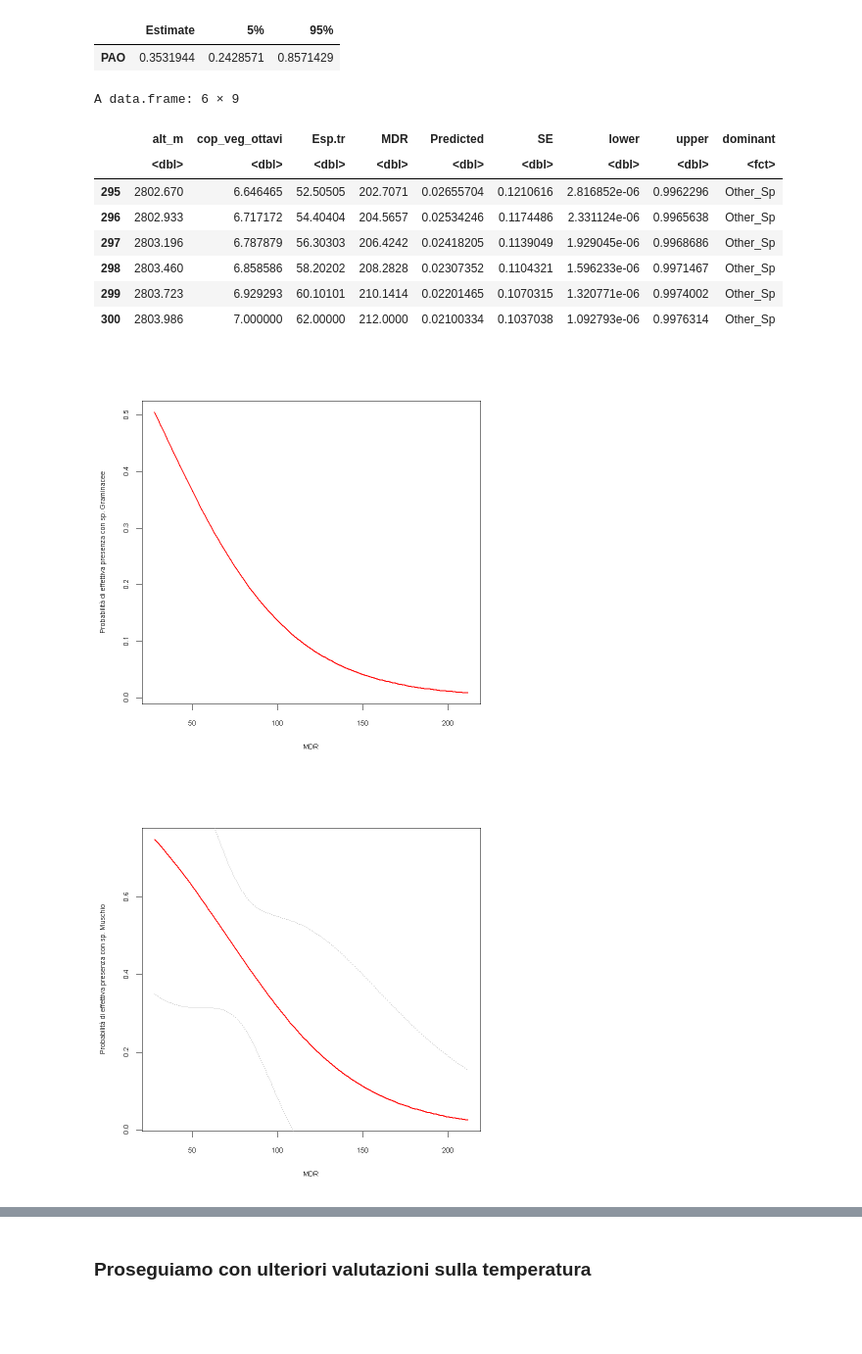
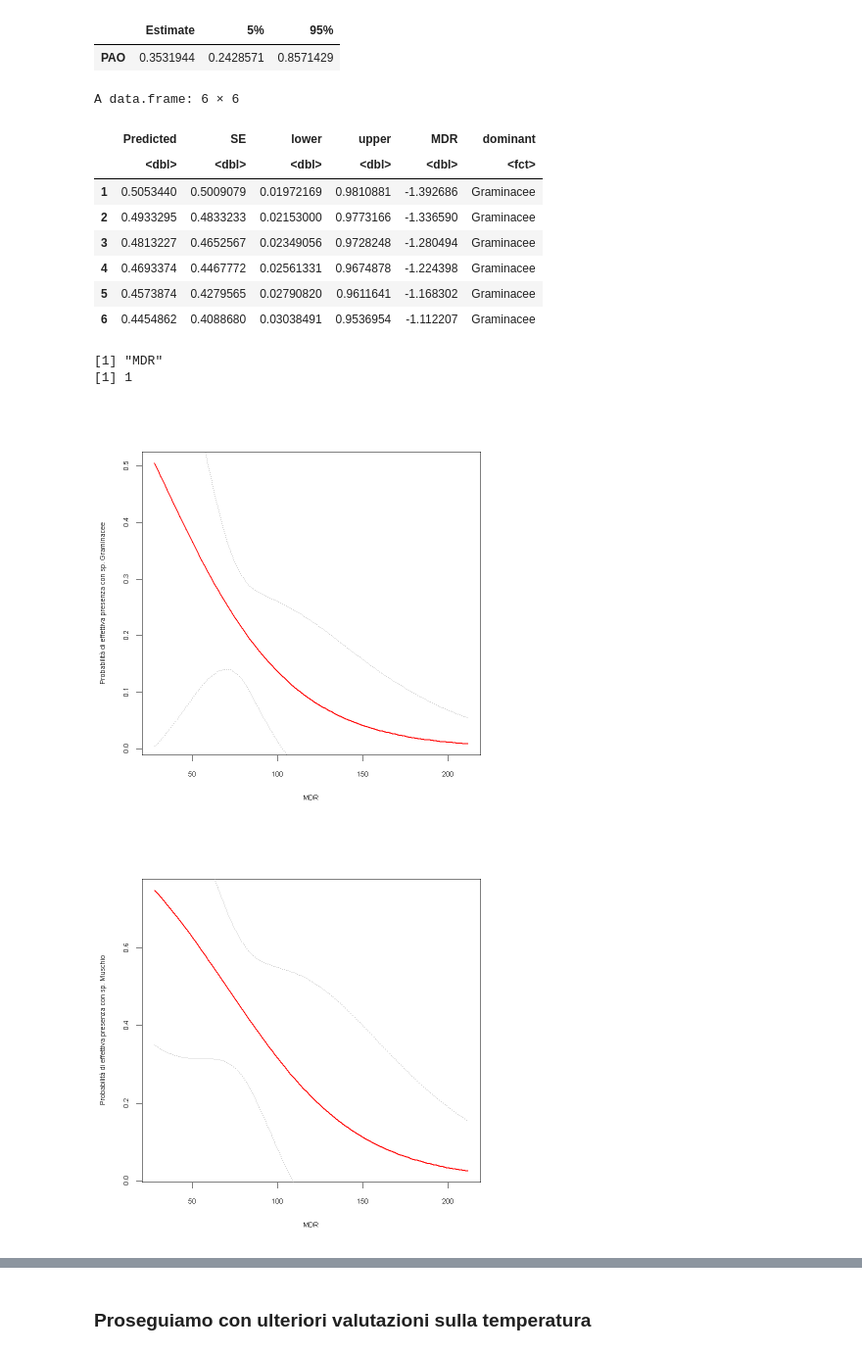
Before and after one commit to GabyOM/Chionomys-nivalis-analysis, a Jupyter notebook: 8.1. Analisi Best Model-Sessione-1.ipynb, the cells around one changed output, grey strips where cells are left out. Shown at 98% size. Drawn from its saved outputs; the diff is of its cells as text; code cells hidden in the pictures; blank space fills up the shorter version.

```diff
--- a/8.1. Analisi Best Model-Sessione-1.ipynb
+++ b/8.1. Analisi Best Model-Sessione-1.ipynb
@@ -111,54 +71,67 @@ rbind(PAO = c(Estimate = sum(EBUP), colSums(CI))/siti_considerati)
 A matrix: 1 × 3 of type dbl
 |  | Estimate | 5% | 95% |
 | PAO | 0.3531944 | 0.2428571 | 0.8571429 |
-# %%
-Elambda <- predict(best_mod,
-        type='state',
-        newdata = newdata,
-        appendData = TRUE)
-
-Elambda_unscaled <- myunscale(Elambda, siteCovs_scaled, c("alt_m","cop_veg_ottavi","Esp.tr","MDR"))
-tail(Elambda_unscaled)
-# %% [output]
-A data.frame: 6 × 9
-|  | alt_m | cop_veg_ottavi | Esp.tr | MDR | Predicted | SE | lower | upper | dominant |
-|  | <dbl> | <dbl> | <dbl> | <dbl> | <dbl> | <dbl> | <dbl> | <dbl> | <fct> |
-| 295 | 2802.670 | 6.646465 | 52.50505 | 202.7071 | 0.02655704 | 0.1210616 | 2.816852e-06 | 0.9962296 | Other_Sp |
-| 296 | 2802.933 | 6.717172 | 54.40404 | 204.5657 | 0.02534246 | 0.1174486 | 2.331124e-06 | 0.9965638 | Other_Sp |
-| 297 | 2803.196 | 6.787879 | 56.30303 | 206.4242 | 0.02418205 | 0.1139049 | 1.929045e-06 | 0.9968686 | Other_Sp |
-| 298 | 2803.460 | 6.858586 | 58.20202 | 208.2828 | 0.02307352 | 0.1104321 | 1.596233e-06 | 0.9971467 | Other_Sp |
-| 299 | 2803.723 | 6.929293 | 60.10101 | 210.1414 | 0.02201465 | 0.1070315 | 1.320771e-06 | 0.9974002 | Other_Sp |
-| 300 | 2803.986 | 7.000000 | 62.00000 | 212.0000 | 0.02100334 | 0.1037038 | 1.092793e-06 | 0.9976314 | Other_Sp |
 # %%
+# FACCIAMO VARIARE MDR
+df_indicato <- siteCovs(arvicole)
+MDR.seq <- seq(min(df_indicato$MDR), max(df_indicato$MDR), length=100)
+
+newdat_graminacee <- data.frame(
+    MDR = MDR.seq,
+    dominant = "Graminacee"
+)
+newdat_muschio <- data.frame(
+    MDR = MDR.seq,
+    dominant = "Muschio"
+)
+newdat_other <- data.frame(
+    MDR = MDR.seq,
+    dominant = "Other_Sp"
+)
+newdata <- rbind(newdat_graminacee,newdat_muschio,newdat_other)
+Elambda <- predict(best_mod,
+        type='state',
+        newdata = newdata,
+        appendData = TRUE)
+head(Elambda)
+Elambda_unscaled <- myunscale(Elambda, siteCovs_scaled, c("MDR"))
+
+#GRAFICI
+
 with(subset(Elambda_unscaled,dominant=="Graminacee"), {
   plot(MDR, Predicted, xlab="MDR", type="l", # names = habitat,
        ylab="Probabilità di effettiva presenza con sp. Graminacee", #ylim=c(-20, 40), # cex.names=0.7,
        cex.lab=0.7, cex.axis=0.7, lwd=2, col="red")
-   lines(alt_m, Predicted+SE, lty=3, col="dark grey")
-   lines(alt_m, Predicted-SE, lty=3, col="dark grey")
-  #lines(cop_veg_ottavi, upper, lty=1, col="grey")
-  #lines(cop_veg_ottavi, lower, lty=1, col="grey")
+   lines(MDR, Predicted+SE, lty=3, col="dark grey")
+   lines(MDR, Predicted-SE, lty=3, col="dark grey")
 })
 with(subset(Elambda_unscaled,dominant=="Muschio"), {
   plot(MDR, Predicted, xlab="MDR", type="l", # names = habitat,
        ylab="Probabilità di effettiva presenza con sp. Muschio", #ylim=c(-20, 40), # cex.names=0.7,
        cex.lab=0.7, cex.axis=0.7, lwd=2, col="red")
    lines(MDR, Predicted+SE, lty=3, col="dark grey")
    lines(MDR, Predicted-SE, lty=3, col="dark grey")
-  #lines(MDR, upper, lty=1, col="grey")
-  #lines(MDR, lower, lty=1, col="grey")
 })
 
 with(subset(Elambda_unscaled,dominant=="Other_Sp"), {
   plot(MDR, Predicted, xlab="MDR", type="l", # names = habitat,
        ylab="Probabilità di effettiva presenza con sp. Other_Sp", #ylim=c(-20, 40), # cex.names=0.7,
        cex.lab=0.7, cex.axis=0.7, lwd=2, col="red")
    lines(MDR, Predicted+SE, lty=3, col="dark grey")
    lines(MDR, Predicted-SE, lty=3, col="dark grey")
-  #lines(Esp.tr, upper, lty=1, col="grey")
-  #lines(Esp.tr, lower, lty=1, col="grey")
 })
 # %% [output]
+A data.frame: 6 × 6
+|  | Predicted | SE | lower | upper | MDR | dominant |
+|  | <dbl> | <dbl> | <dbl> | <dbl> | <dbl> | <fct> |
+| 1 | 0.5053440 | 0.5009079 | 0.01972169 | 0.9810881 | -1.392686 | Graminacee |
+| 2 | 0.4933295 | 0.4833233 | 0.02153000 | 0.9773166 | -1.336590 | Graminacee |
+| 3 | 0.4813227 | 0.4652567 | 0.02349056 | 0.9728248 | -1.280494 | Graminacee |
+| 4 | 0.4693374 | 0.4467772 | 0.02561331 | 0.9674878 | -1.224398 | Graminacee |
+| 5 | 0.4573874 | 0.4279565 | 0.02790820 | 0.9611641 | -1.168302 | Graminacee |
+| 6 | 0.4454862 | 0.4088680 | 0.03038491 | 0.9536954 | -1.112207 | Graminacee |
+[1] "MDR"
+[1] 1
 [figure]
 [figure]
 [figure]
```
Also changed, not shown: parts of 11 cells of this notebook, 10 other files.
